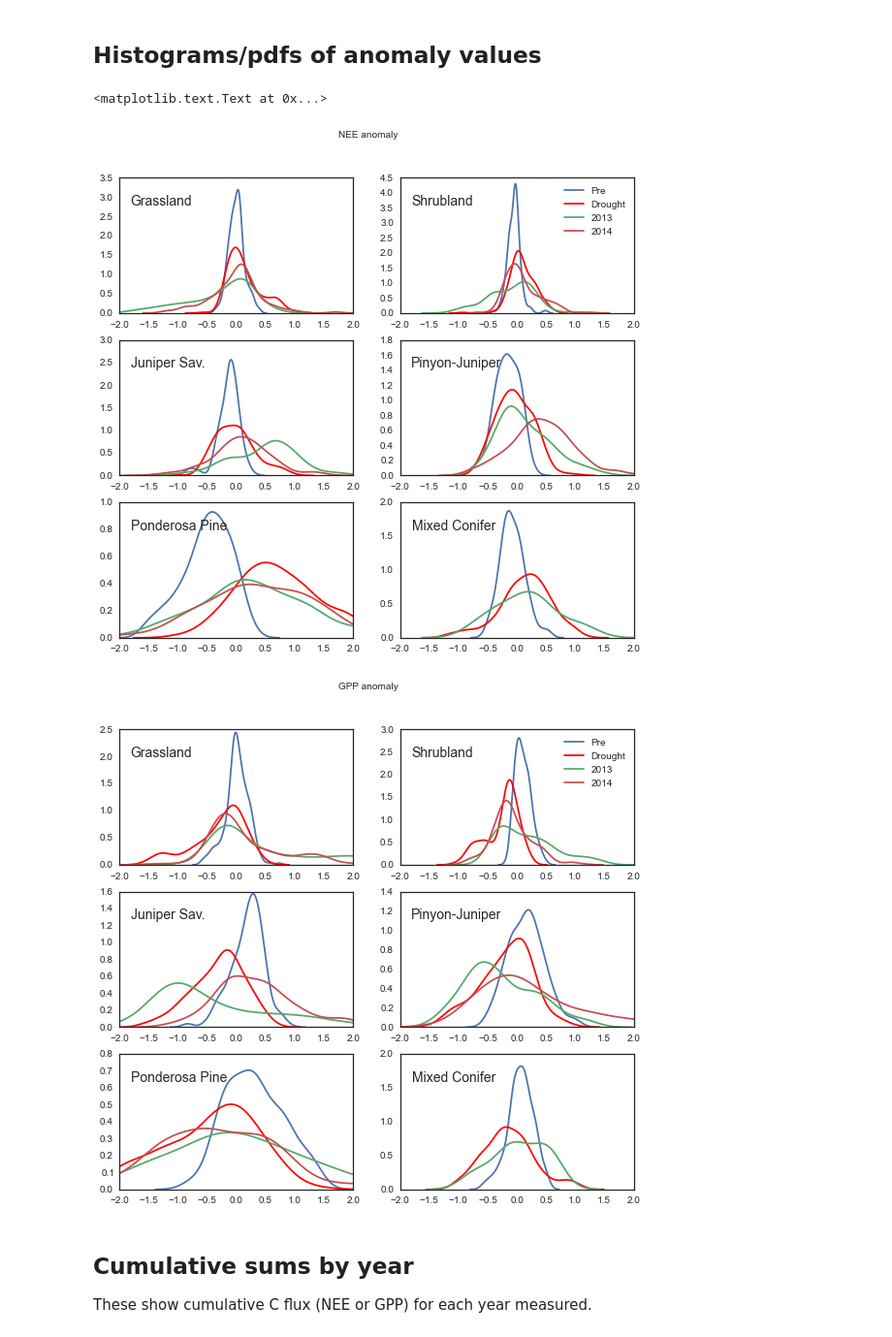
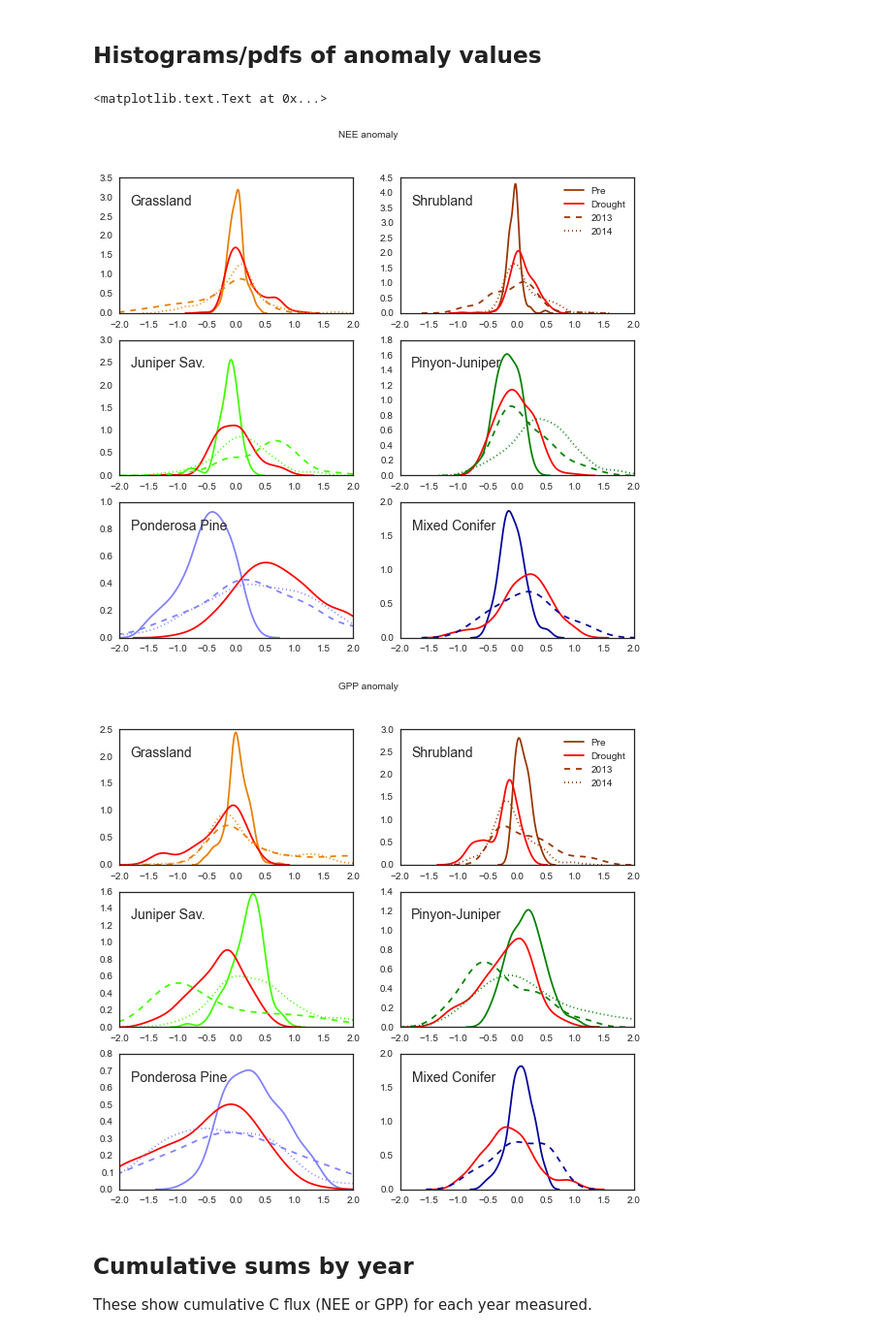
Before and after one commit to gremau/NMEG_miscellany, a Jupyter notebook: multiyear_means_and_anomaly.ipynb, the cells around one changed output. Shown at 97% size. Saved outputs shown, nothing was run; the diff lists cells and outputs as text; code cells hidden in the pictures.

```diff
--- a/multiyear_means_and_anomaly.ipynb
+++ b/multiyear_means_and_anomaly.ipynb
@@ -391,47 +375,36 @@ plt.suptitle('GPP anomaly')
 # %% [markdown]
 ## Histograms/pdfs of anomaly values
 # %%
-fig = plt.figure(figsize=( 9.5, 8.5 ), dpi=150, facecolor='w', edgecolor='k')
-for i, site in enumerate(sites):
-    data = fc_clim[site].iloc[90:300]
-    ax = fig.add_subplot(3, 2, i+1)
-    ax.set_xlim([-2, 2])
-    #subset = pd.melt(fc_clim[site][['predrght_mean_anom', 'drght_mean_anom', 'postdrght_mean_anom']])
-    sns.kdeplot(data['predrght_mean_anom'].dropna(), legend=False)
-    sns.kdeplot(data['drght_mean_anom'].dropna(), legend=False, color='red')
-    #sns.kdeplot(data['postdrght_mean_anom'].dropna(), legend=False)
-    sns.kdeplot(data['2013_anom'].dropna(), legend=False)
-    if site!='Vcm':
-        sns.kdeplot(data['2014_anom'].dropna(), legend=False)
-    plt.text( .05, .8, nmeg_names[i], size=14, transform=ax.transAxes  )
-    ax.set_xlabel('')
-    if i==1:
-        #plt.legend(['Pre', 'Post', 'Drought'])
-        plt.legend(['Pre', 'Drought', '2013', '2014'])
-    ax.set_xlim([-2, 2])
+def plot_drought_kde( clim, fig ):
+    for i, site in enumerate(sites):
+        data = clim[site].iloc[90:300]
+        ax = fig.add_subplot(3, 2, i+1)
+        ax.set_xlim([-2, 2])
+        #subset = pd.melt(fc_clim[site][['predrght_mean_anom', 'drght_mean_anom', 'postdrght_mean_anom']])
+        sns.kdeplot(data['predrght_mean_anom'].dropna(), legend=False, color=nmeg_palette[i])
+        sns.kdeplot(data['drght_mean_anom'].dropna(), legend=False, color='red')
+        #sns.kdeplot(data['postdrght_mean_anom'].dropna(), legend=False)
+        sns.kdeplot(data['2013_anom'].dropna(), legend=False, color=nmeg_palette[i], ls='--')
+        if site!='Vcm':
+            sns.kdeplot(data['2014_anom'].dropna(), legend=False, color=nmeg_palette[i], ls=':')
+        plt.text( .05, .8, nmeg_names[i], size=14, transform=ax.transAxes  )
+        ax.set_xlabel('')
+        if i==1:
+            #plt.legend(['Pre', 'Post', 'Drought'])
+            plt.legend(['Pre', 'Drought', '2013', '2014'])
+        ax.set_xlim([-2, 2])
+
+figX = plt.figure(figsize=( 9.5, 8.5 ), dpi=150, facecolor='w', edgecolor='k')
+plot_drought_kde(fc_clim, figX)
 plt.suptitle('NEE anomaly')
 
-fig = plt.figure(figsize=( 9.5, 8.5 ), dpi=150, facecolor='w', edgecolor='k')
-for i, site in enumerate(sites):
-    data = gpp_clim[site].iloc[90:300]
-    ax = fig.add_subplot(3, 2, i+1)
-    sns.kdeplot(data['predrght_mean_anom'].dropna(), legend=False)
-    sns.kdeplot(data['drght_mean_anom'].dropna(), legend=False, color='red')
-    #sns.kdeplot(data['postdrght_mean_anom'].dropna(), legend=False)
-    sns.kdeplot(data['2013_anom'].dropna(), legend=False)
-    if site!='Vcm':
-        sns.kdeplot(data['2014_anom'].dropna(), legend=False)
-    plt.text( .05, .8, nmeg_names[i], size=14, transform=ax.transAxes  )
-    ax.set_xlabel('')
-    if i==1:
-        #plt.legend(['Pre', 'Post', 'Drought'])
-        plt.legend(['Pre', 'Drought', '2013', '2014'])
-    ax.set_xlim([-2, 2])
+figY = plt.figure(figsize=( 9.5, 8.5 ), dpi=150, facecolor='w', edgecolor='k')
+plot_drought_kde(gpp_clim, figY)
 plt.suptitle('GPP anomaly')
 # %% [output]
 <matplotlib.text.Text at 0x...>
-[figure, old version]
+[figure, new version]
-[figure, old version]
+[figure, new version]
 # %% [markdown]
 ## Cumulative sums by year
 
```
Also changed, not shown: parts of 6 cells of this notebook.
